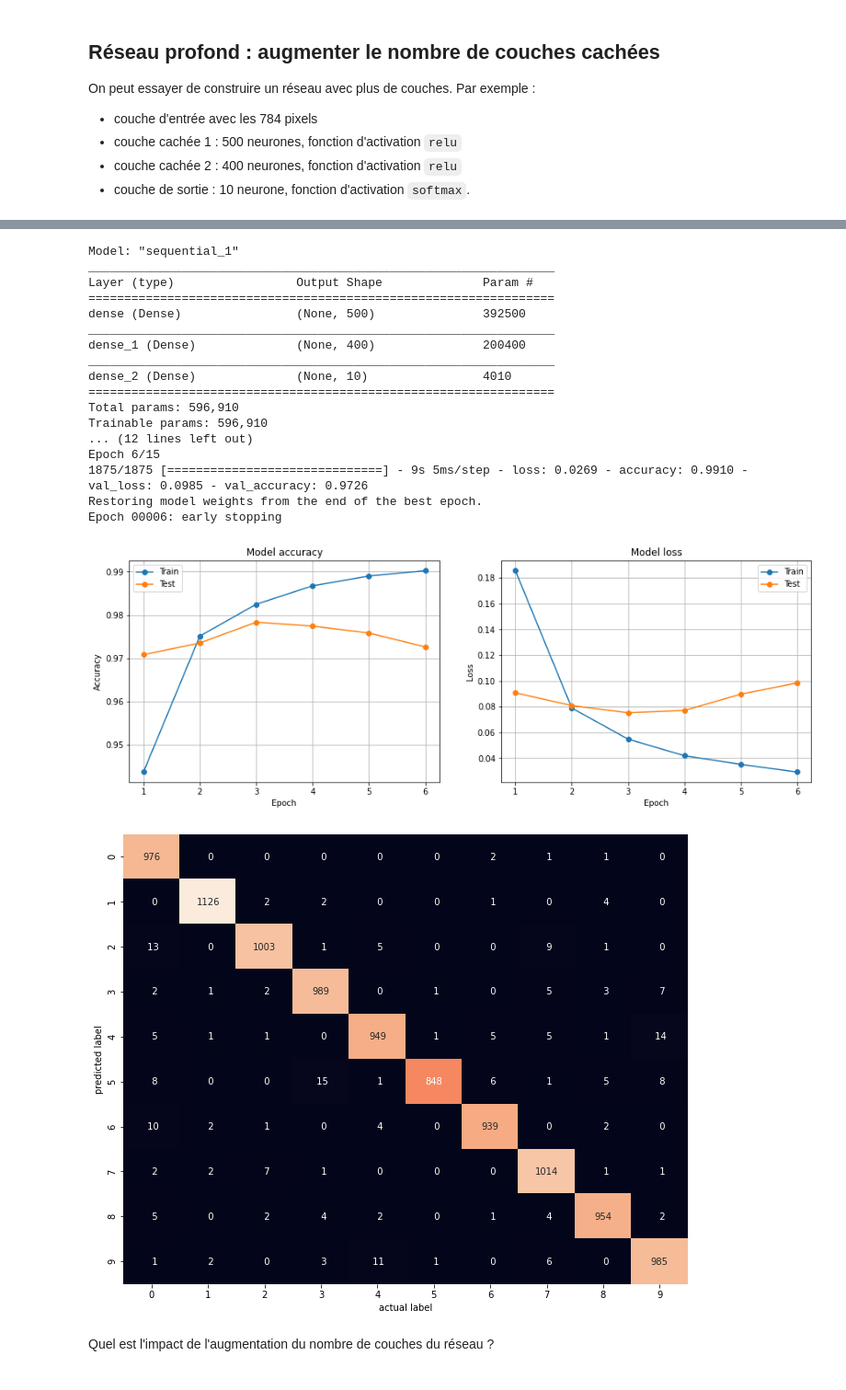
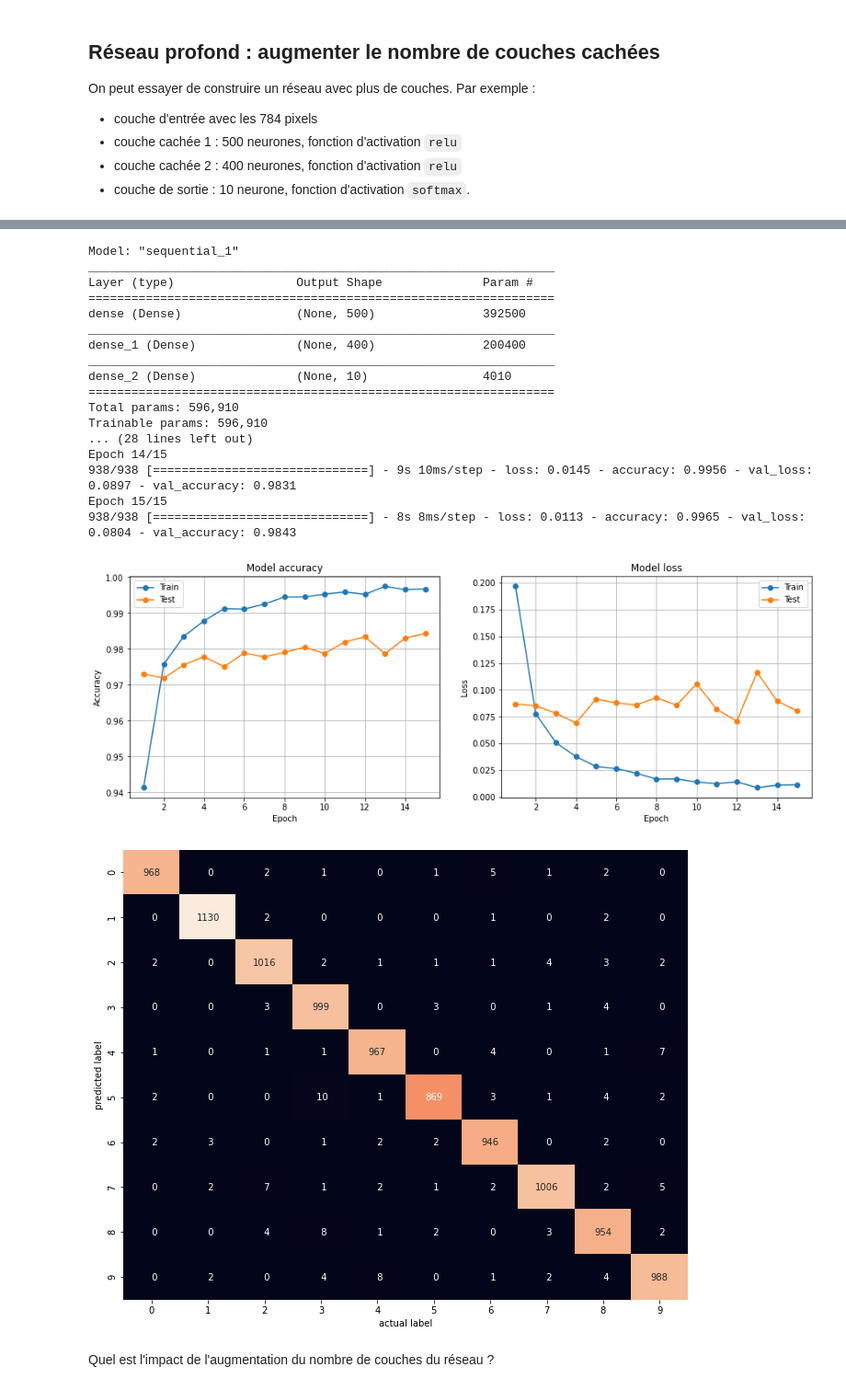
Before and after one commit to cjlux/mnist_tf2, a Jupyter notebook: Sol_TP1_MNIST_dense-full.ipynb, the cells around one changed output, grey strips where cells are left out. Shown at 92% size. Saved outputs shown, nothing was run; the diff lists cells and outputs as text; code cells hidden in the pictures.

```diff
--- a/Sol_TP1_MNIST_dense-full.ipynb
+++ b/Sol_TP1_MNIST_dense-full.ipynb
@@ -664,14 +668,14 @@ from tensorflow.keras.callbacks import EarlyStopping
 
 callbacks_list = [
     EarlyStopping(monitor='val_accuracy',  # la grandeur à surveiller
-                  patience=2,              # accepter que 'val_accuracy' diminue 2 fois de suite
+                  patience=2,              # accepter que 'val_accuracy' diminue 2 fois en tout
                   mode='max',              # arrêter si le paramètre décroît
                   restore_best_weights=True,
                   verbose=1)
 ]
 
 # recharger l'état initial du réseau:
-key = 'model1_initial'
+key = 'model_initial'
 model.load_weights('weights/'+key)
 tf.random.set_seed(SEED)
 
@@ -710,14 +710,14 @@ from tensorflow.keras.callbacks import EarlyStopping
 
 callbacks_list = [
     EarlyStopping(monitor='val_loss',  # la grandeur à surveiller
-                  patience=2,          # accepter que 'val_accuracy' diminue 2 fois de suite
+                  patience=2,          # accepter que 'val_accuracy' diminue 2 fois en tout
                   mode='min',          # arrêter si le paramètre croît
                   restore_best_weights=True,
                   verbose=1)
 ]
 
 # recharger l'état initial du réseau:
-key = 'model1_initial'
+key = 'model_initial'
 model.load_weights('weights/'+key)
 tf.random.set_seed(SEED)
 
@@ -876,7 +877,7 @@ def show_cm_mnist(target, results, classes):
     cm = confusion_matrix(target, predicted)
     df_cm = pd.DataFrame(cm, index=classes, columns=classes)
     plt.figure(figsize=(11,9))
-    heatmap(df_cm, annot=True, cbar=False, fmt="3d")
+    heatmap(df_cm, annot=True, cbar=False, fmt="4d")
     plt.xlabel('actual label')
     plt.ylabel('predicted label')
     plt.show()
@@ -911,60 +912,70 @@ Par exemple, pour créer, entraîner et tester le réseau profond suggéré ci-d
 # %%
+# définition de la fonction build_nn
 import numpy as np
 from tensorflow.keras.models import Sequential
-from tensorflow.keras.layers import Dense
+from tensorflow.keras.layers import Dense, Input
 
 from utils.tools import plot_loss_accuracy
 from utils.tools import show_cm_mnist
 
 def build_nn(nb_input, layers, nb_classe, data, epoch=15, batch_size=64, patience=5):
+
     x_train, y_train, x_test, y_test = data
+
     model = Sequential()
-    model.add(keras.Input(shape=(nb_input,)))
+    model.add(Input(shape=(nb_input,)))
     for nb_neurone in layers:
         model.add(Dense(nb_neurone, activation='relu'))
     model.add(Dense(nb_classe, activation='softmax'))
     model.compile(loss='categorical_crossentropy', optimizer='adam', metrics=['accuracy'])
+
     model.summary()
     tf.keras.utils.plot_model(model, show_shapes=True)
+
     callbacks_list = [
     EarlyStopping(monitor='val_accuracy',  # la grandeur à surveiller
                   patience=patience,       # accepter que 'val_accuracy' diminue 'patience' fois de suite
                   restore_best_weights=True,
                   verbose=1)
     ]
+
     hist = model.fit(x_train, y_train,
                      validation_data=(x_test, y_test),
                      epochs=epoch,
                      batch_size=batch_size,
                      callbacks=callbacks_list)
+
     plot_loss_accuracy(hist)
+
     show_cm_mnist(lab_test, model.predict(x_test), range(nb_classe))
+
     return model
 # %%
+# utilisation de build_nn :
 data = (x_train, y_train, x_test, y_test)
 tf.random.set_seed(SEED)
 
-my_model1 = build_nn(784, (500, 400), nb_classe, data, batch_size=32, patience=3)
+my_model1 = build_nn(784, (500, 400), 10, data, batch_size=64)
 # %% [output]
 Model: "sequential_1"
 _________________________________________________________________
 Layer (type)                 Output Shape              Param #
 =================================================================
 dense (Dense)                (None, 500)               392500
 _________________________________________________________________
 dense_1 (Dense)              (None, 400)               200400
 _________________________________________________________________
 dense_2 (Dense)              (None, 10)                4010
 =================================================================
 Total params: 596,910
 Trainable params: 596,910
-... (12 lines left out)
-Epoch 6/15
-1875/1875 [==============================] - 9s 5ms/step - loss: 0.0269 - accuracy: 0.9910 - val_loss: 0.0985 - val_accuracy: 0.9726
-Restoring model weights from the end of the best epoch.
-Epoch 00006: early stopping
+... (28 lines left out)
+Epoch 14/15
+938/938 [==============================] - 9s 10ms/step - loss: 0.0145 - accuracy: 0.9956 - val_loss: 0.0897 - val_accuracy: 0.9831
+Epoch 15/15
+938/938 [==============================] - 8s 8ms/step - loss: 0.0113 - accuracy: 0.9965 - val_loss: 0.0804 - val_accuracy: 0.9843
-[figure, old version]
+[figure, new version]
-[figure, old version]
+[figure, new version]
 # %% [markdown]
 Quel est l'impact de l'augmentation du nombre de couches du réseau ?<br>
 # %% [markdown]
```
Also changed, not shown: parts of 52 cells of this notebook, 2 other files.
